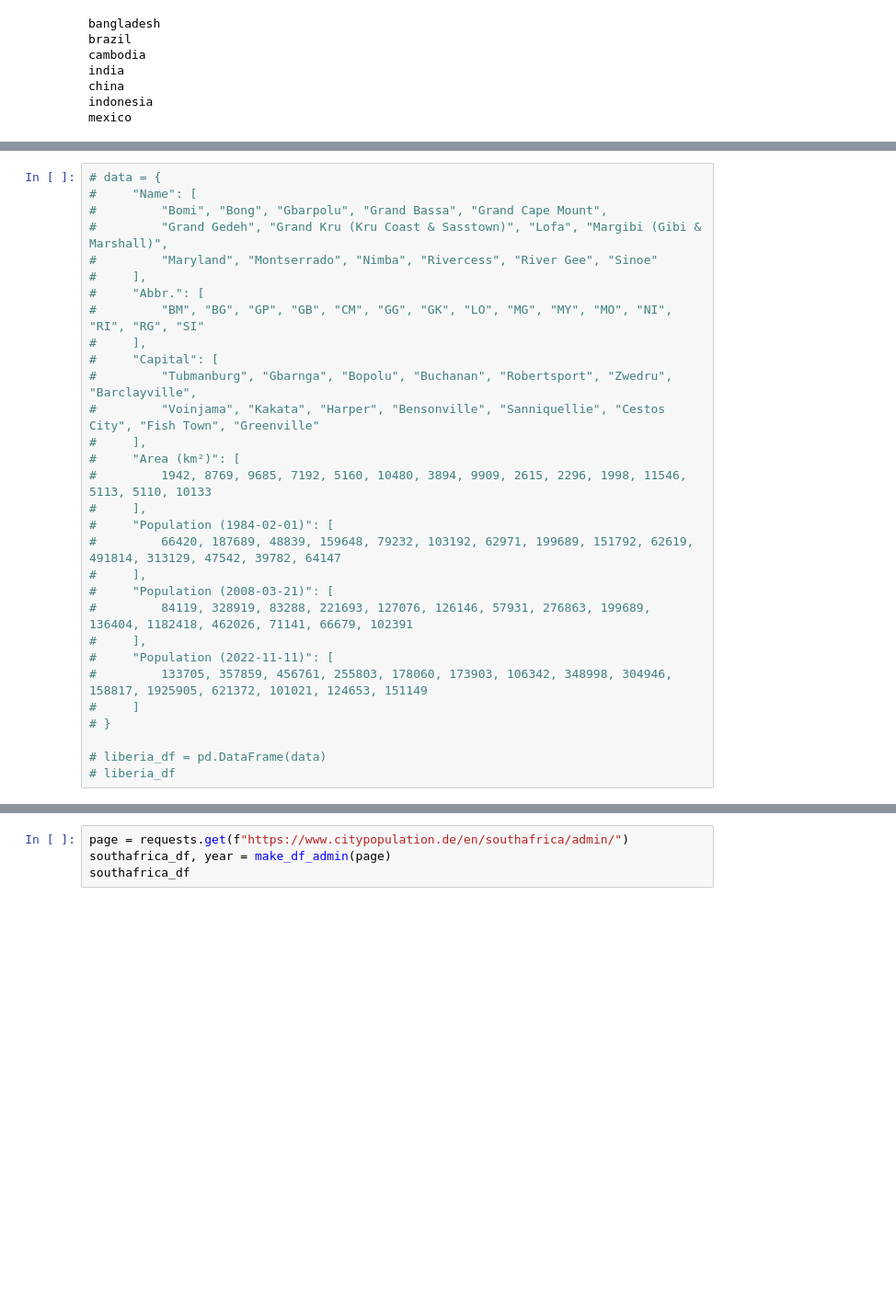
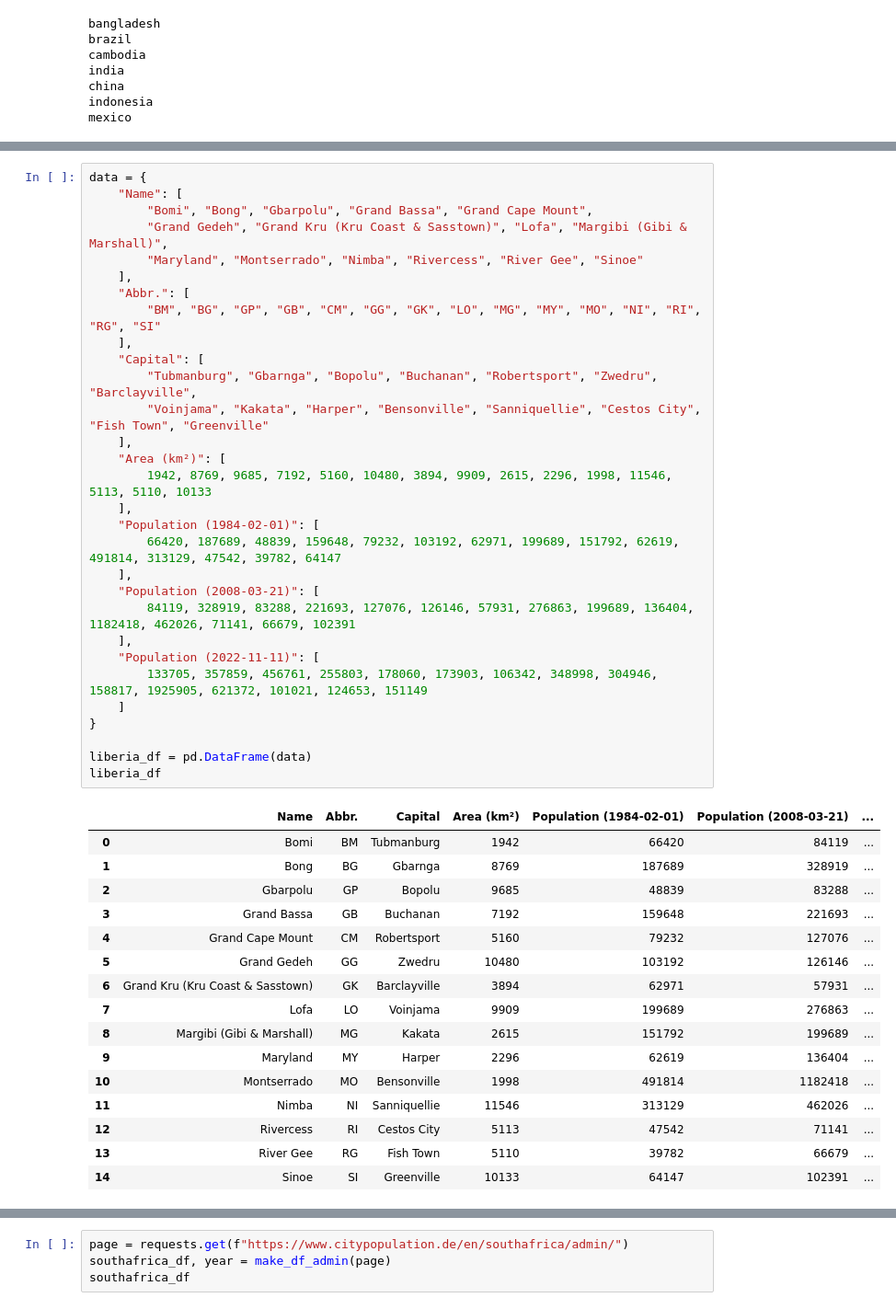
Before and after one commit to CabooseExia/Geospatial-practice, a Jupyter notebook: citypopulation_webscraper.ipynb, the cells around one changed output, grey strips where cells are left out. Shown: that part at 92% size. Saved outputs shown, nothing was run; the diff lists cells and outputs as text; blank space fills up the shorter version.

```diff
--- a/citypopulation_webscraper.ipynb
+++ b/citypopulation_webscraper.ipynb
@@ -336,31 +354,48 @@ mexico
 # %%
-# data = {
-#     "Name": [
-#         "Bomi", "Bong", "Gbarpolu", "Grand Bassa", "Grand Cape Mount",
-#         "Grand Gedeh", "Grand Kru (Kru Coast & Sasstown)", "Lofa", "Margibi (Gibi & Marshall)",
-#         "Maryland", "Montserrado", "Nimba", "Rivercess", "River Gee", "Sinoe"
-#     ],
-#     "Abbr.": [
-#         "BM", "BG", "GP", "GB", "CM", "GG", "GK", "LO", "MG", "MY", "MO", "NI", "RI", "RG", "SI"
-#     ],
-#     "Capital": [
-#         "Tubmanburg", "Gbarnga", "Bopolu", "Buchanan", "Robertsport", "Zwedru", "Barclayville",
-#         "Voinjama", "Kakata", "Harper", "Bensonville", "Sanniquellie", "Cestos City", "Fish Town", "Greenville"
-#     ],
-#     "Area (km²)": [
-#         1942, 8769, 9685, 7192, 5160, 10480, 3894, 9909, 2615, 2296, 1998, 11546, 5113, 5110, 10133
-#     ],
-#     "Population (1984-02-01)": [
-#         66420, 187689, 48839, 159648, 79232, 103192, 62971, 199689, 151792, 62619, 491814, 313129, 47542, 39782, 64147
-#     ],
-#     "Population (2008-03-21)": [
-#         84119, 328919, 83288, 221693, 127076, 126146, 57931, 276863, 199689, 136404, 1182418, 462026, 71141, 66679, 102391
-#     ],
-#     "Population (2022-11-11)": [
-#         133705, 357859, 456761, 255803, 178060, 173903, 106342, 348998, 304946, 158817, 1925905, 621372, 101021, 124653, 151149
-#     ]
-# }
+data = {
+    "Name": [
+        "Bomi", "Bong", "Gbarpolu", "Grand Bassa", "Grand Cape Mount",
+        "Grand Gedeh", "Grand Kru (Kru Coast & Sasstown)", "Lofa", "Margibi (Gibi & Marshall)",
+        "Maryland", "Montserrado", "Nimba", "Rivercess", "River Gee", "Sinoe"
+    ],
+    "Abbr.": [
+        "BM", "BG", "GP", "GB", "CM", "GG", "GK", "LO", "MG", "MY", "MO", "NI", "RI", "RG", "SI"
+    ],
+    "Capital": [
+        "Tubmanburg", "Gbarnga", "Bopolu", "Buchanan", "Robertsport", "Zwedru", "Barclayville",
+        "Voinjama", "Kakata", "Harper", "Bensonville", "Sanniquellie", "Cestos City", "Fish Town", "Greenville"
+    ],
+    "Area (km²)": [
+        1942, 8769, 9685, 7192, 5160, 10480, 3894, 9909, 2615, 2296, 1998, 11546, 5113, 5110, 10133
+    ],
+    "Population (1984-02-01)": [
+        66420, 187689, 48839, 159648, 79232, 103192, 62971, 199689, 151792, 62619, 491814, 313129, 47542, 39782, 64147
+    ],
+    "Population (2008-03-21)": [
+        84119, 328919, 83288, 221693, 127076, 126146, 57931, 276863, 199689, 136404, 1182418, 462026, 71141, 66679, 102391
+    ],
+    "Population (2022-11-11)": [
+        133705, 357859, 456761, 255803, 178060, 173903, 106342, 348998, 304946, 158817, 1925905, 621372, 101021, 124653, 151149
+    ]
+}
 
-# liberia_df = pd.DataFrame(data)
-# liberia_df
+liberia_df = pd.DataFrame(data)
+liberia_df
+# %% [output]
+|  | Name | Abbr. | Capital | Area (km²) | Population (1984-02-01) | Population (2008-03-21) | ... |
+| 0 | Bomi | BM | Tubmanburg | 1942 | 66420 | 84119 | ... |
+| 1 | Bong | BG | Gbarnga | 8769 | 187689 | 328919 | ... |
+| 2 | Gbarpolu | GP | Bopolu | 9685 | 48839 | 83288 | ... |
+| 3 | Grand Bassa | GB | Buchanan | 7192 | 159648 | 221693 | ... |
+| 4 | Grand Cape Mount | CM | Robertsport | 5160 | 79232 | 127076 | ... |
+| 5 | Grand Gedeh | GG | Zwedru | 10480 | 103192 | 126146 | ... |
+| 6 | Grand Kru (Kru Coast & Sasstown) | GK | Barclayville | 3894 | 62971 | 57931 | ... |
+| 7 | Lofa | LO | Voinjama | 9909 | 199689 | 276863 | ... |
+| 8 | Margibi (Gibi & Marshall) | MG | Kakata | 2615 | 151792 | 199689 | ... |
+| 9 | Maryland | MY | Harper | 2296 | 62619 | 136404 | ... |
+| 10 | Montserrado | MO | Bensonville | 1998 | 491814 | 1182418 | ... |
+| 11 | Nimba | NI | Sanniquellie | 11546 | 313129 | 462026 | ... |
+| 12 | Rivercess | RI | Cestos City | 5113 | 47542 | 71141 | ... |
+| 13 | River Gee | RG | Fish Town | 5110 | 39782 | 66679 | ... |
+| 14 | Sinoe | SI | Greenville | 10133 | 64147 | 102391 | ... |
 # %%
```
Also changed, not shown: parts of 4 cells of this notebook.
